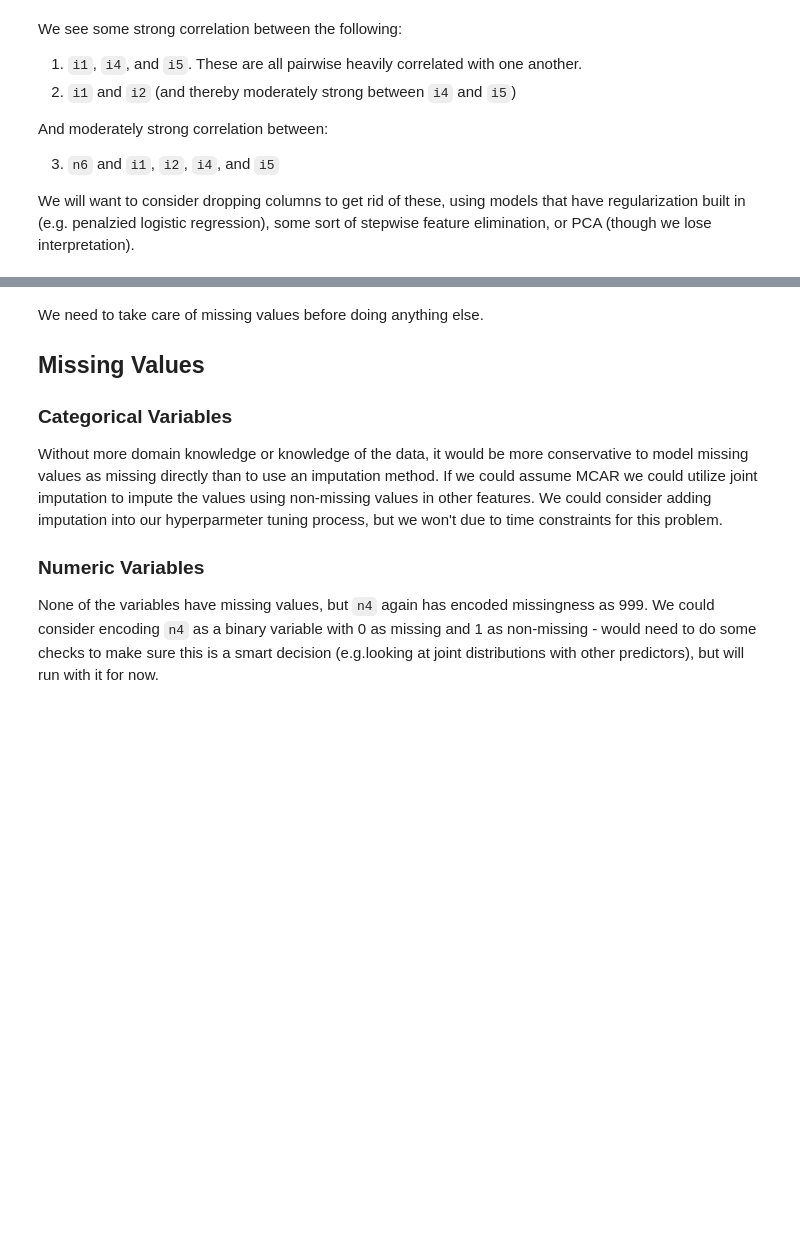
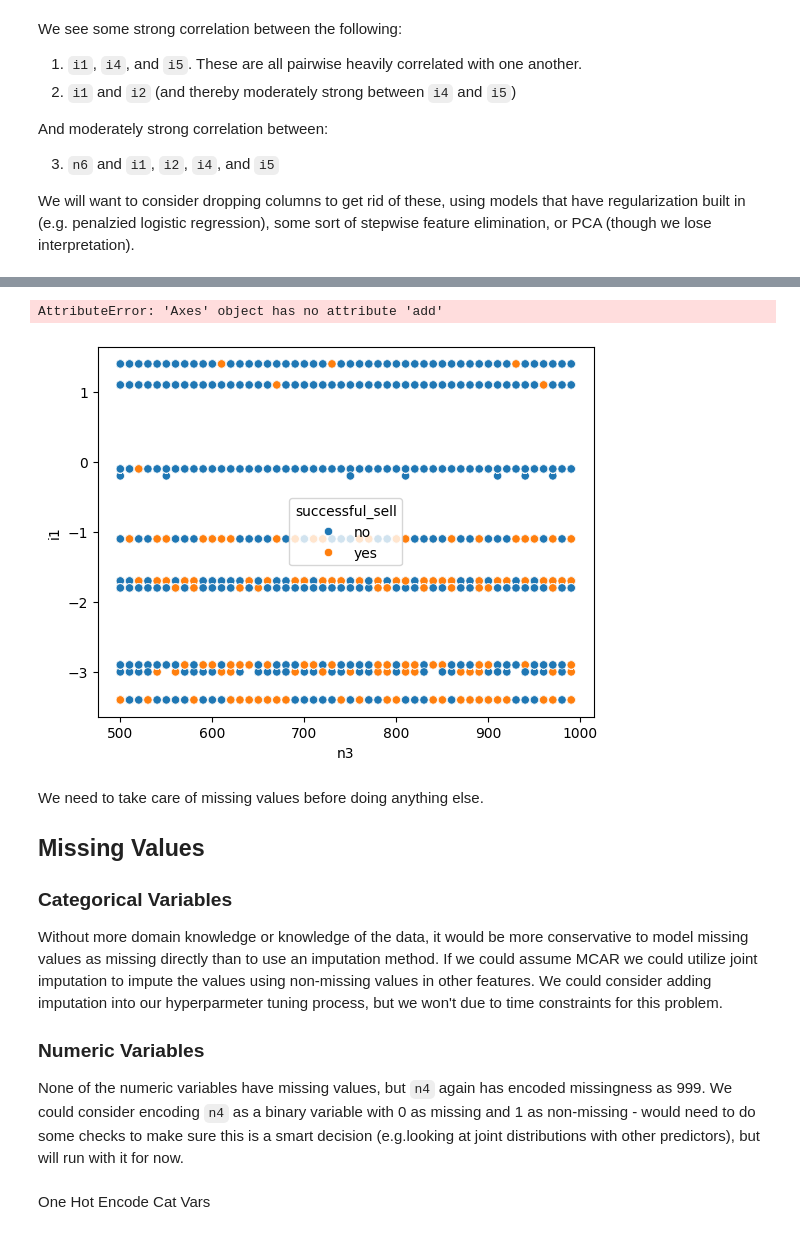
Before and after one commit to ml-rowlands/phd_take_home, a Jupyter notebook: take_home.ipynb, the cells around one changed output, grey strips where cells are left out. Drawn from its saved outputs; the diff is of its cells as text; code cells hidden in the pictures; blank space fills up the shorter version.

```diff
--- a/take_home.ipynb
+++ b/take_home.ipynb
@@ -327,0 +356,5 @@ We will want to consider dropping columns to get rid of these, using models that
+# %%
+sns.scatterplot(df_train, x='n3', y='i1', hue='successful_sell').add(sns.objects.Jitter(y=.1))
+# %% [output]
+AttributeError: 'Axes' object has no attribute 'add'
+[figure, added]
@@ -337,4 +373,4 @@ Without more domain knowledge or knowledge of the data, it would be more conserv
 
 ### Numeric Variables
 
-None of the variables have missing values, but `n4` again has encoded missingness as 999. We could consider encoding `n4` as a binary variable with 0 as missing and 1 as non-missing - would need to do some checks to make sure this is a smart decision (e.g.looking at joint distributions with other predictors), but will run with it for now.
+None of the numeric variables have missing values, but `n4` again has encoded missingness as 999. We could consider encoding `n4` as a binary variable with 0 as missing and 1 as non-missing - would need to do some checks to make sure this is a smart decision (e.g.looking at joint distributions with other predictors), but will run with it for now.
@@ -340,0 +380,2 @@ None of the variables have missing values, but `n4` again has encoded missingnes
+# %% [markdown]
+One Hot Encode Cat Vars
```
Also changed, not shown: parts of 14 cells of this notebook, 1 other file.
